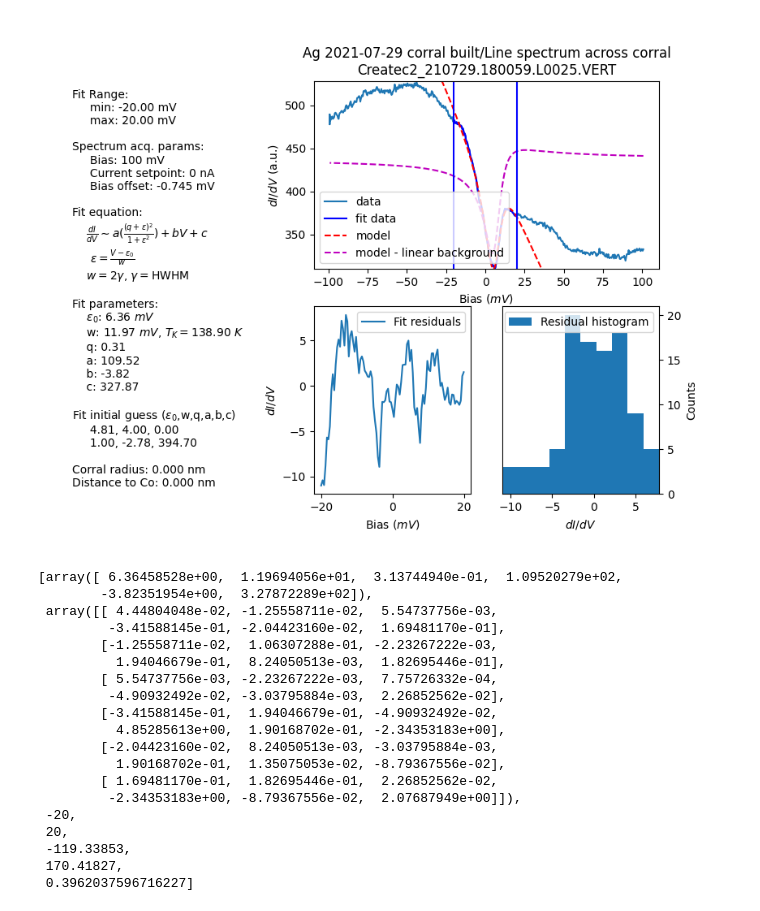
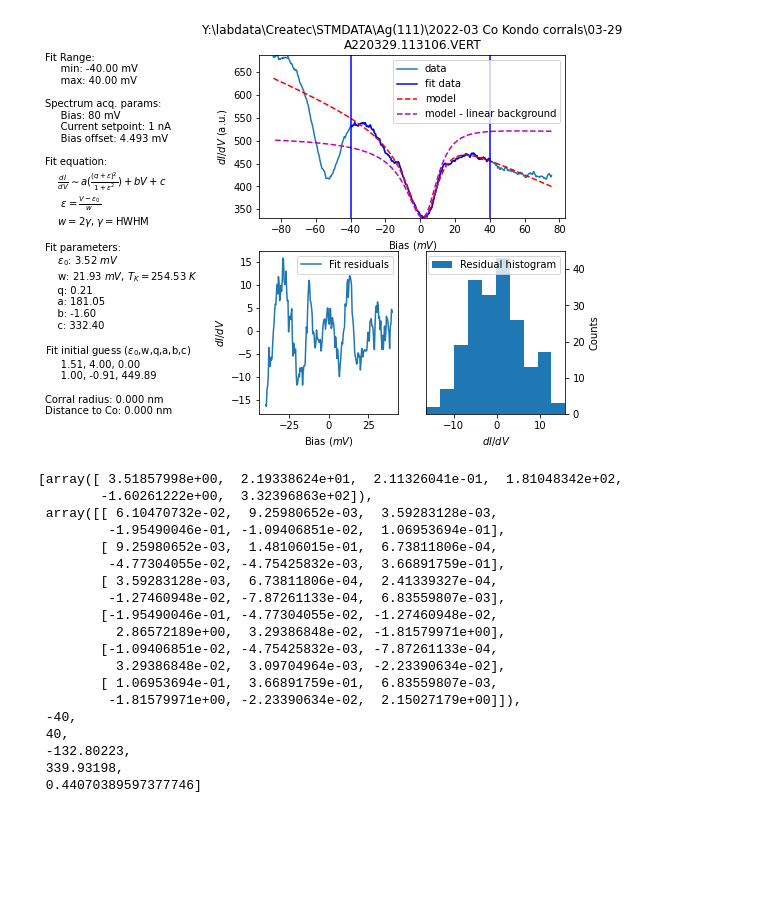
Before and after one commit to abekipnis/Kondo-Aalto, a Jupyter notebook: example_notebooks/fit_fano_resonance_to_spectrum.ipynb, the cells around one changed output. Drawn from its saved outputs; the diff is of its cells as text; code cells hidden in the pictures; blank space fills up the shorter version.

```diff
--- a/example_notebooks/fit_fano_resonance_to_spectrum.ipynb
+++ b/example_notebooks/fit_fano_resonance_to_spectrum.ipynb
@@ -6,27 +3,27 @@ import ipympl
 import matplotlib.pyplot as plt
-# %%
-f = "/Users/akipnis/Desktop/Aalto Atomic Scale Physics/Summer 2021 Corrals Exp data/Ag 2021-07-29 corral built/Line spectrum across corral/Createc2_210729.180059.L0025.VERT"
-plt.ion()
-Spec.fit_fano
-Spec(f).fit_fano(marker1=-20, marker2=20, showfig=True)
-# %% [output]
-[figure, removed]
-[array([ 6.36458528e+00,  1.19694056e+01,  3.13744940e-01,  1.09520279e+02,
-        -3.82351954e+00,  3.27872289e+02]),
- array([[ 4.44804048e-02, -1.25558711e-02,  5.54737756e-03,
-         -3.41588145e-01, -2.04423160e-02,  1.69481170e-01],
-        [-1.25558711e-02,  1.06307288e-01, -2.23267222e-03,
-          1.94046679e-01,  8.24050513e-03,  1.82695446e-01],
-        [ 5.54737756e-03, -2.23267222e-03,  7.75726332e-04,
-         -4.90932492e-02, -3.03795884e-03,  2.26852562e-02],
-        [-3.41588145e-01,  1.94046679e-01, -4.90932492e-02,
-          4.85285613e+00,  1.90168702e-01, -2.34353183e+00],
-        [-2.04423160e-02,  8.24050513e-03, -3.03795884e-03,
-          1.90168702e-01,  1.35075053e-02, -8.79367556e-02],
-        [ 1.69481170e-01,  1.82695446e-01,  2.26852562e-02,
-         -2.34353183e+00, -8.79367556e-02,  2.07687949e+00]]),
- -20,
- 20,
- -119.33853,
- 170.41827,
- 0.3962037596716227]
+# %%
+f = r"Y:\labdata\Createc\STMDATA\Ag(111)\2022-03 Co Kondo corrals\03-29\A220329.113106.VERT"
+plt.ion()
+Spec.fit_fano
+Spec(f).fit_fano(marker1=-40, marker2=40, showfig=True)
+# %% [output]
+[figure, added]
+[array([ 3.51857998e+00,  2.19338624e+01,  2.11326041e-01,  1.81048342e+02,
+        -1.60261222e+00,  3.32396863e+02]),
+ array([[ 6.10470732e-02,  9.25980652e-03,  3.59283128e-03,
+         -1.95490046e-01, -1.09406851e-02,  1.06953694e-01],
+        [ 9.25980652e-03,  1.48106015e-01,  6.73811806e-04,
+         -4.77304055e-02, -4.75425832e-03,  3.66891759e-01],
+        [ 3.59283128e-03,  6.73811806e-04,  2.41339327e-04,
+         -1.27460948e-02, -7.87261133e-04,  6.83559807e-03],
+        [-1.95490046e-01, -4.77304055e-02, -1.27460948e-02,
+          2.86572189e+00,  3.29386848e-02, -1.81579971e+00],
+        [-1.09406851e-02, -4.75425832e-03, -7.87261133e-04,
+          3.29386848e-02,  3.09704964e-03, -2.23390634e-02],
+        [ 1.06953694e-01,  3.66891759e-01,  6.83559807e-03,
+         -1.81579971e+00, -2.23390634e-02,  2.15027179e+00]]),
+ -40,
+ 40,
+ -132.80223,
+ 339.93198,
+ 0.44070389597377746]
```
Also changed, not shown: parts of 1 cell of this notebook, 4 other files.
